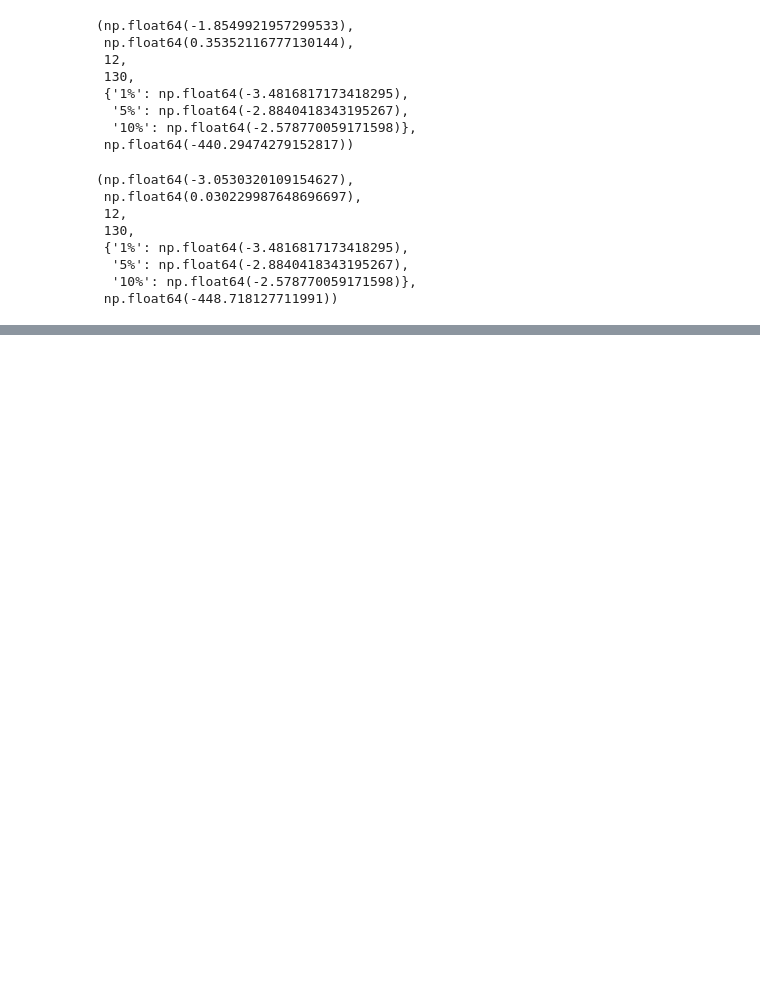
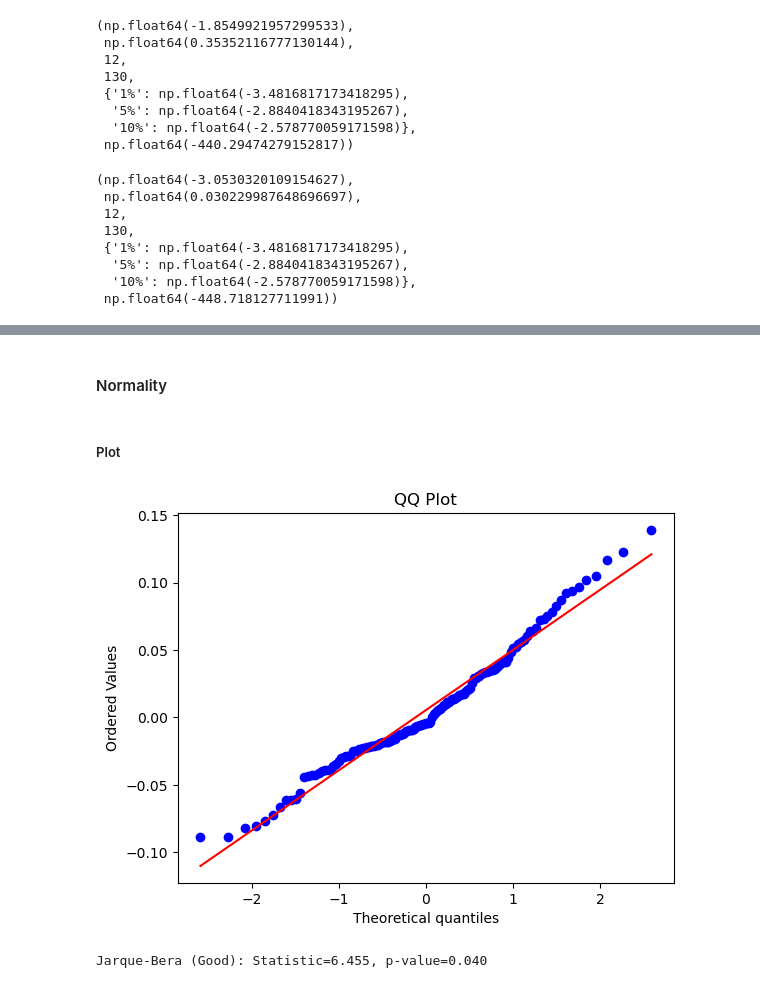
Before and after one commit to BinethBasilu/Time-Series-Forecasting-Python-, a Jupyter notebook: 6_ARIMA_Modelling/code.ipynb, the cells around one changed output, grey strips where cells are left out. Saved outputs shown, nothing was run; the diff lists cells and outputs as text; code cells hidden in the pictures; blank space fills up the shorter version.

```diff
--- a/6_ARIMA_Modelling/code.ipynb
+++ b/6_ARIMA_Modelling/code.ipynb
@@ -179,0 +278,21 @@ adfuller(x=df['series_diff'],maxlag=12)
+# %% [markdown]
+#### Normality
+# %% [markdown]
+##### Plot
+# %%
+from scipy import stats
+import matplotlib.pyplot as plt
+fig, ax = plt.subplots()
+stats.probplot(residual, dist='norm',plot=ax)
+ax.set_title("QQ Plot")
+plt.show()
+# %% [output]
+[figure, added]
+# %%
+from scipy.stats import jarque_bera
+jb = jarque_bera(residual)
+print(
+    f"Jarque-Bera (Good): Statistic={jb.statistic:.3f}, p-value={jb.pvalue:.3f}"
+)
+# %% [output]
+Jarque-Bera (Good): Statistic=6.455, p-value=0.040
```
Also changed, not shown: parts of 22 cells of this notebook.
